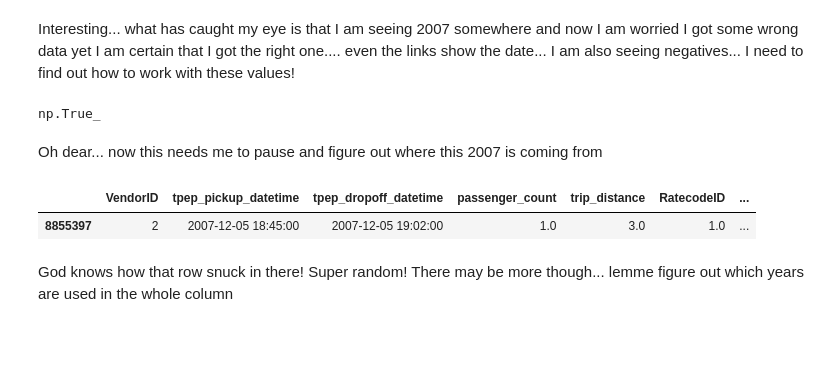
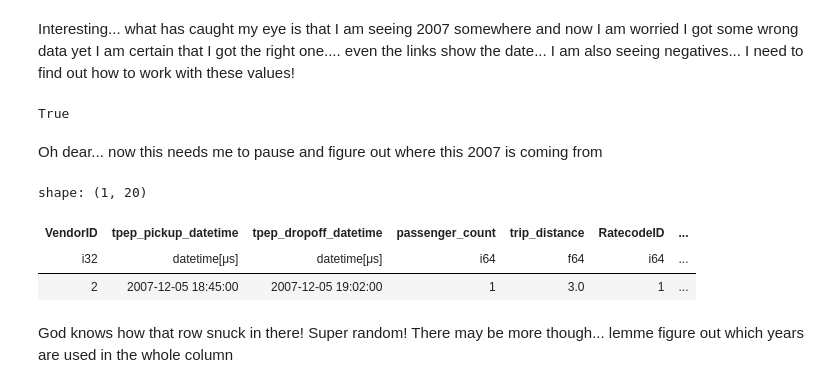
Before and after one commit to delightaheebwa/nyc-demand, a Jupyter notebook: notebooks/analysis.ipynb, the cells around one changed output. Drawn from its saved outputs; the diff is of its cells as text; code cells hidden in the pictures; blank space fills up the shorter version.

```diff
--- a/notebooks/analysis.ipynb
+++ b/notebooks/analysis.ipynb
@@ -152,8 +130,8 @@ build_local_combined_parquet(urls, local_parquet, local_monthly_dir)
 Monthly cache ready in 1352.89s -> data\raw\monthly_2025
 Built once in 18.92s -> data\raw\yellow_2025_combined.parquet
 # %%
-yellow_df = pl.read_parquet(source="data/raw/yellow_2025_combined.parquet")
-yellow_df.head()
+yellow_lf = pl.scan_parquet("data/raw/yellow_2025_combined.parquet")
+yellow_lf.head(5).collect()
 # %% [output]
 shape: (5, 20)
 | VendorID | tpep_pickup_datetime | tpep_dropoff_datetime | passenger_count | trip_distance | RatecodeID | ... |
@@ -178,18 +168,30 @@ yellow_df.describe().round(2)
 # %% [markdown]
 Interesting... what has caught my eye is that I am seeing 2007 somewhere and now I am worried I got some wrong data yet I am certain that I got the right one.... even the links show the date... I am also seeing negatives... I need to find out how to work with these values!
 # %%
-exists_2007 = (yellow_df["tpep_pickup_datetime"].dt.year == 2007).any()
+exists_2007 = (
+    yellow_lf.select(
+        (pl.col("tpep_pickup_datetime").dt.year() == 2007).any().alias("exists_2007")
+    )
+    .collect()
+    .item()
+)
 exists_2007
 # %% [output]
-np.True_
+True
 # %% [markdown]
 Oh dear... now this needs me to pause and figure out where this 2007 is coming from
 # %%
-filter_2007 = yellow_df[(yellow_df["tpep_pickup_datetime"].dt.year == 2007)]
+filter_2007 = (
+    yellow_lf.filter(pl.col("tpep_pickup_datetime").dt.year() == 2007)
+    .limit(20)
+    .collect()
+)
 filter_2007
 # %% [output]
+shape: (1, 20)
-|  | VendorID | tpep_pickup_datetime | tpep_dropoff_datetime | passenger_count | trip_distance | RatecodeID | ... |
-| 8855397 | 2 | 2007-12-05 18:45:00 | 2007-12-05 19:02:00 | 1.0 | 3.0 | 1.0 | ... |
+| VendorID | tpep_pickup_datetime | tpep_dropoff_datetime | passenger_count | trip_distance | RatecodeID | ... |
+| i32 | datetime[μs] | datetime[μs] | i64 | f64 | i64 | ... |
+| 2 | 2007-12-05 18:45:00 | 2007-12-05 19:02:00 | 1 | 3.0 | 1 | ... |
 # %% [markdown]
 God knows how that row snuck in there! Super random! There may be more though... lemme figure out which years are used in the whole column
 # %%
```
Also changed, not shown: parts of 17 cells of this notebook, 3 other files.
